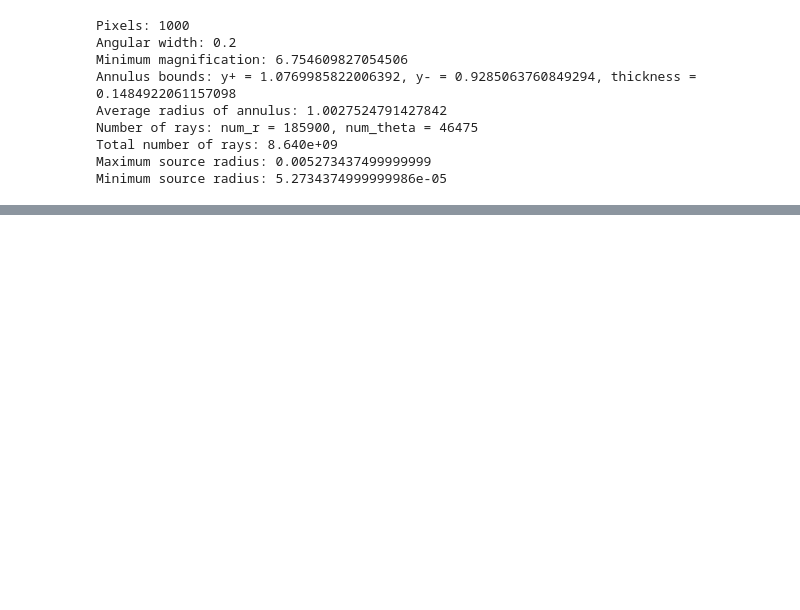
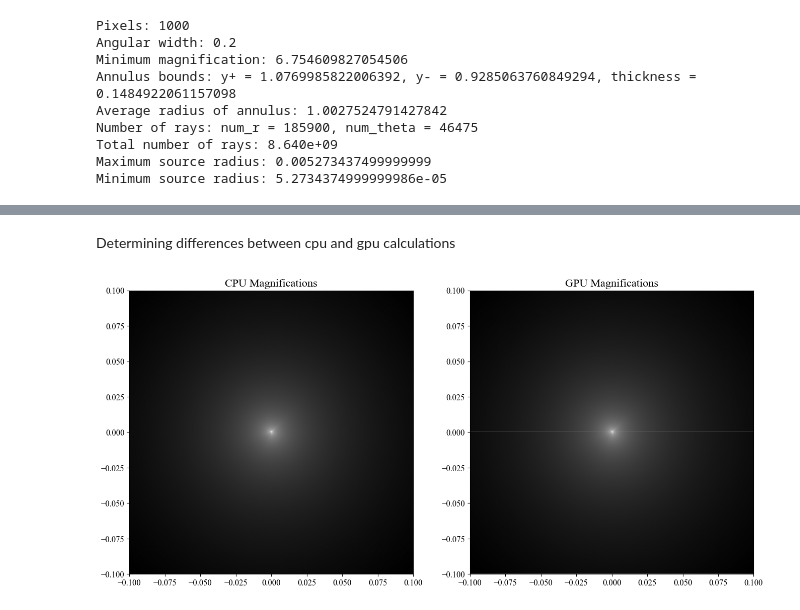
Before and after one commit to saividyud/NBLens, a Jupyter notebook: Unity Analysis/Part 5/CPU_GPU_checker.ipynb, the cells around one changed output, grey strips where cells are left out. Cells and saved outputs as stored; diff of their text form; code cells hidden in the pictures; blank space fills up the shorter version.

```diff
--- a/Unity Analysis/Part 5/CPU_GPU_checker.ipynb
+++ b/Unity Analysis/Part 5/CPU_GPU_checker.ipynb
@@ -565,0 +558,18 @@ KeyboardInterrupt:
+# %%
+triple_cpu = IRSC.caustic_reader('./Data Files/triple_sim_cpu.pkl')
+triple_gpu = IRSC.caustic_reader('./Data Files/triple_sim_gpu.pkl')
+
+cpu_magnifications = triple_cpu.magnifications
+gpu_magnifications = triple_gpu.magnifications
+
+# Verifying variables in the two simulations are the same
+print(triple_cpu.ang_width == triple_gpu.ang_width)
+print(triple_cpu.ang_res == triple_gpu.ang_res)
+print(np.all(triple_cpu.lens_att == triple_gpu.lens_att))
+print(triple_cpu.pixels == triple_gpu.pixels)
+print(triple_cpu.num_r == triple_gpu.num_r)
+print(triple_cpu.num_theta == triple_gpu.num_theta)
+print(triple_cpu.y_plus == triple_gpu.y_plus)
+print(triple_cpu.y_minus == triple_gpu.y_minus)
+print(triple_cpu.thickness == triple_gpu.thickness)
+print(np.all(cpu_magnifications == gpu_magnifications))
@@ -565,0 +587,25 @@ KeyboardInterrupt:
+# %% [markdown]
+Determining differences between cpu and gpu calculations
+# %%
+fig = plt.figure(figsize=(16, 8))
+ax1 = fig.add_subplot(1, 2, 1)
+ax2 = fig.add_subplot(1, 2, 2)
+
+max_mag = np.max(np.log10(cpu_magnifications))
+min_mag = np.min(np.log10(cpu_magnifications))
+
+ax1.imshow(np.log10(cpu_magnifications), cmap='gray', extent=[-triple_cpu.ang_width/2 - triple_cpu.ang_res/2, triple_cpu.ang_width/2 + triple_cpu.ang_res/2, -triple_cpu.ang_width/2 - triple_cpu.ang_res/2, triple_cpu.ang_width/2 + triple_cpu.ang_res/2], vmin=min_mag, vmax=max_mag)
+ax2.imshow(np.log10(gpu_magnifications), cmap='gray', extent=[-triple_gpu.ang_width/2 - triple_gpu.ang_res/2, triple_gpu.ang_width/2 + triple_gpu.ang_res/2, -triple_gpu.ang_width/2 - triple_gpu.ang_res/2, triple_gpu.ang_width/2 + triple_gpu.ang_res/2], vmin=min_mag, vmax=max_mag)
+
+ax1.set_title('CPU Magnifications')
+ax2.set_title('GPU Magnifications')
+
+view = triple_cpu.ang_width/2
+ax1.set_xlim(-view, view)
+ax1.set_ylim(-view, view)
+ax2.set_xlim(-view, view)
+ax2.set_ylim(-view, view)
+
+plt.show()
+# %% [output]
+[figure, added]
```
Also changed, not shown: parts of 4 cells of this notebook, 6 other files.
